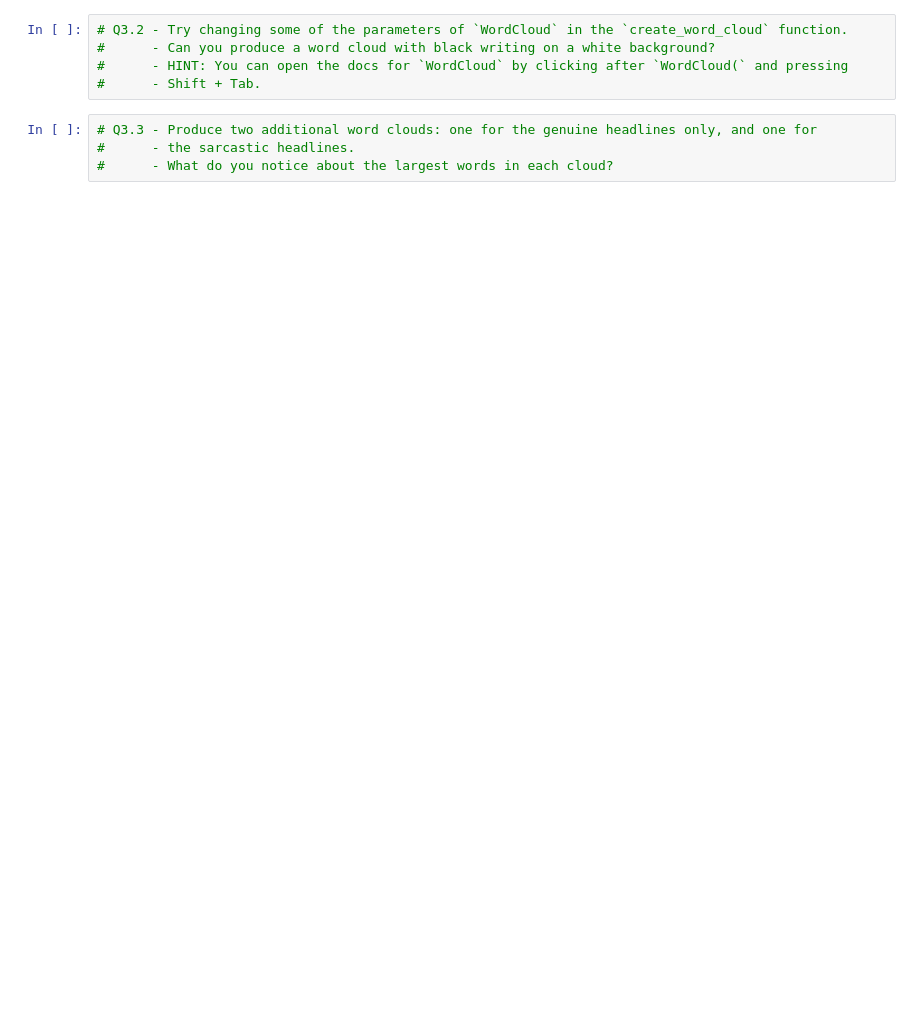
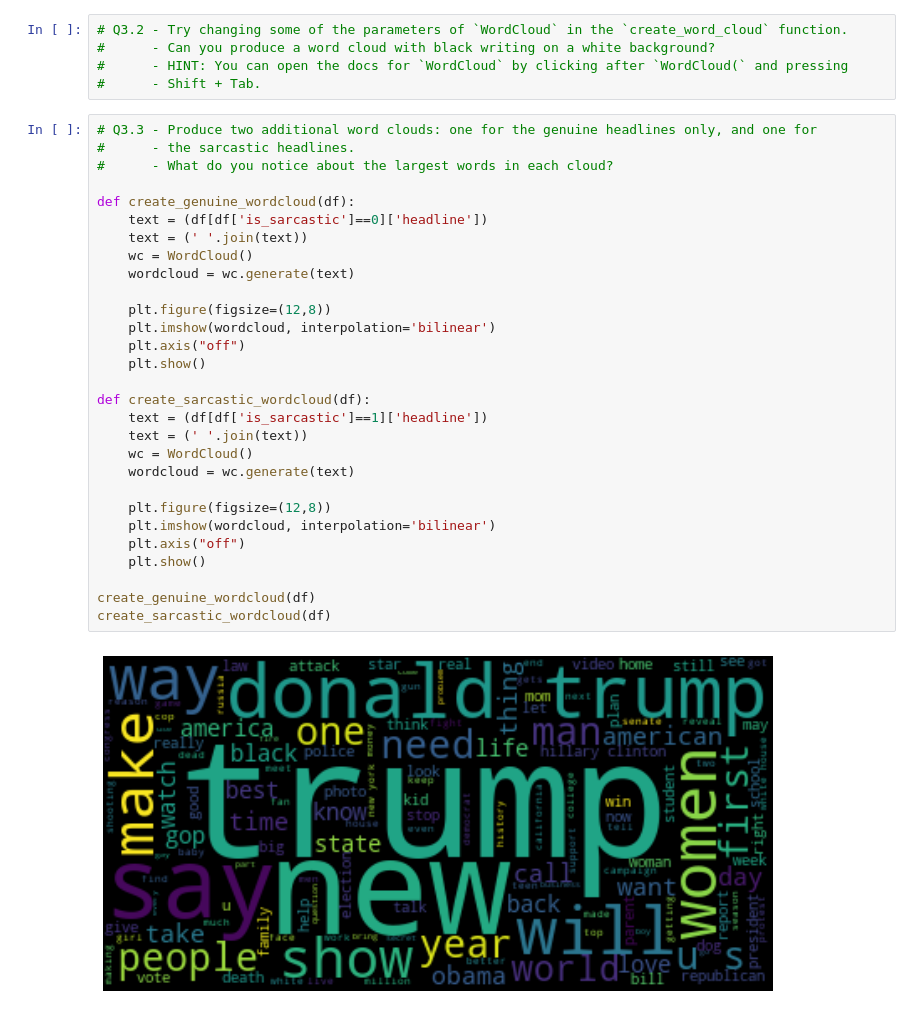
Before and after one commit to olivertemple/EMC-NLP, a Jupyter notebook: NLP/notebooks/2_EDA.ipynb, the cells around one changed output. Cells and saved outputs as stored; diff of their text form; blank space fills up the shorter version.

```diff
--- a/NLP/notebooks/2_EDA.ipynb
+++ b/NLP/notebooks/2_EDA.ipynb
@@ -242,4 +266,31 @@ create_word_cloud(headlines)
 # %%
 # Q3.3 - Produce two additional word clouds: one for the genuine headlines only, and one for
 #      - the sarcastic headlines.
 #      - What do you notice about the largest words in each cloud?
+
+def create_genuine_wordcloud(df):
+    text = (df[df['is_sarcastic']==0]['headline'])
+    text = (' '.join(text))
+    wc = WordCloud()
+    wordcloud = wc.generate(text)
+
+    plt.figure(figsize=(12,8))
+    plt.imshow(wordcloud, interpolation='bilinear')
+    plt.axis("off")
+    plt.show()
+
+def create_sarcastic_wordcloud(df):
+    text = (df[df['is_sarcastic']==1]['headline'])
+    text = (' '.join(text))
+    wc = WordCloud()
+    wordcloud = wc.generate(text)
+
+    plt.figure(figsize=(12,8))
+    plt.imshow(wordcloud, interpolation='bilinear')
+    plt.axis("off")
+    plt.show()
+
+create_genuine_wordcloud(df)
+create_sarcastic_wordcloud(df)
+# %% [output]
+[figure, added]
```
Also changed, not shown: parts of 16 cells of this notebook, 5 other files.
